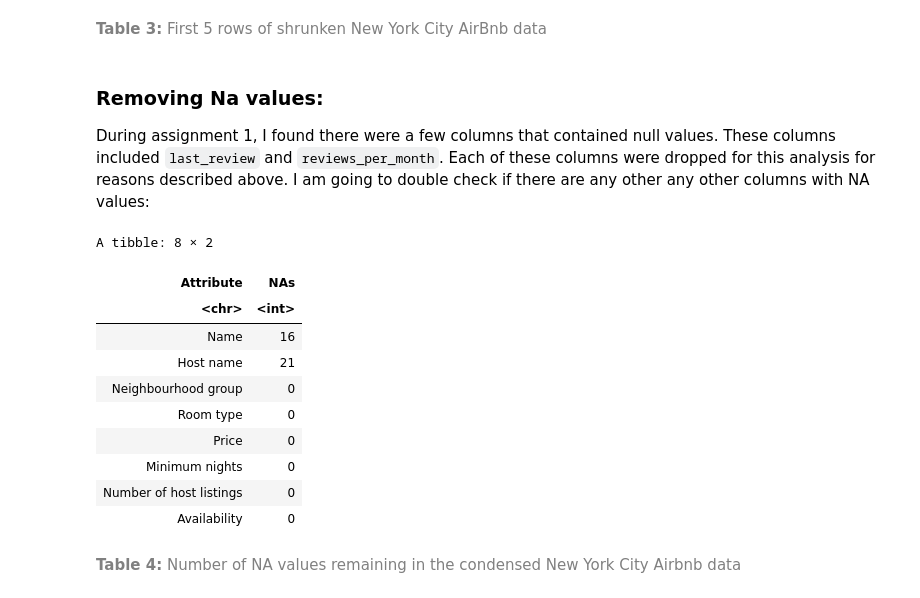
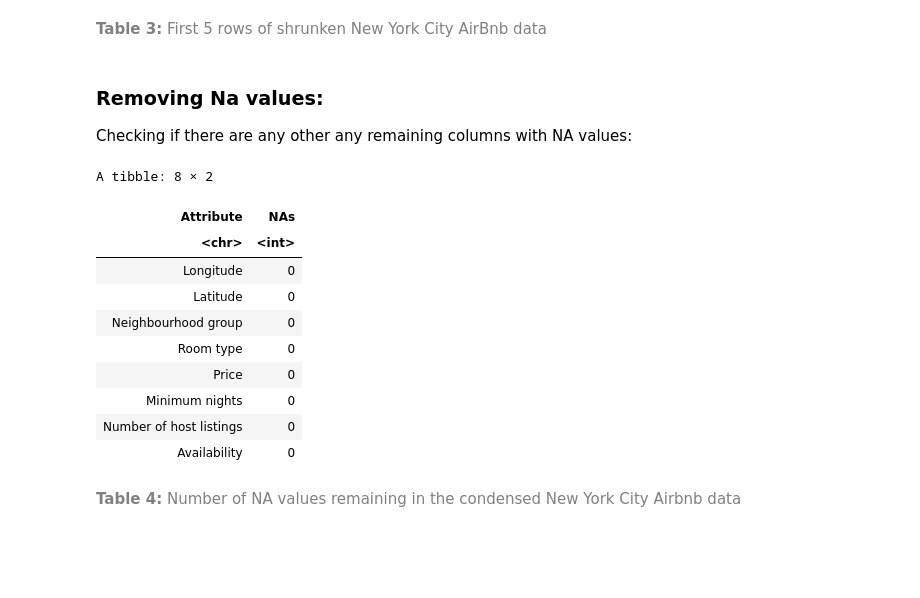
Before and after one commit to samnthorne/FinalProject, a Jupyter notebook: FinalReport.ipynb, the cells around one changed output. Drawn from its saved outputs; the diff is of its cells as text; code cells hidden in the pictures; blank space fills up the shorter version.

```diff
--- a/FinalReport.ipynb
+++ b/FinalReport.ipynb
@@ -120,6 +113,6 @@ Additionally, I hope to test if the attribute `name` benefits the prediction mod
 # dropping columns I am not using:
 
 data <- data_og %>%
-    select(-id, -host_id, -neighbourhood, -number_of_reviews, -last_review, -reviews_per_month)
+    select(-name, -host_name, -id, -host_id, -neighbourhood, -number_of_reviews, -last_review, -reviews_per_month)
 head(data)
 # %% [output]
@@ -137,20 +130,25 @@ A tibble: 6 × 10
 # %% [markdown]
 ### Removing Na values:
 
-During assignment 1, I found there were a few columns that contained null values. These columns included `last_review` and `reviews_per_month`. Each of these columns were dropped for this analysis for reasons described above. I am going to double check if there are any other any other columns with NA values:
+Checking if there are any other any remaining columns with NA values:
 # %%
 # find NA values and drop those columns?
 
-NA_values <- tibble(Attribute = c("Name", "Host name", "Neighbourhood group", "Room type", "Price", "Minimum nights", "Number of host listings", "Availability"),
-                    NAs = c(sum(is.na(data$name)), sum(is.na(data$host_name)), sum(is.na(data$neighbourhood_group)), sum(is.na(data$room_type)), sum(is.na(data$price)), sum(is.na(data$minimum_nights)), sum(is.na(data$calculated_host_listings_count)), sum(is.na(data$availability_365)))
+NA_values <- tibble(Attribute = c("Longitude", "Latitude", "Neighbourhood group", "Room type",
+                                  "Price", "Minimum nights", "Number of host listings", "Availability"),
+                    NAs = c(sum(is.na(data$longitude)), sum(is.na(data$latitude)),
+                            sum(is.na(data$neighbourhood_group)), sum(is.na(data$room_type)),
+                            sum(is.na(data$price)), sum(is.na(data$minimum_nights)),
+                            sum(is.na(data$calculated_host_listings_count)),
+                            sum(is.na(data$availability_365)))
                     )
 NA_values
 # %% [output]
 A tibble: 8 × 2
 | Attribute | NAs |
 | <chr> | <int> |
-| Name | 16 |
-| Host name | 21 |
+| Longitude | 0 |
+| Latitude | 0 |
 | Neighbourhood group | 0 |
 | Room type | 0 |
 | Price | 0 |
```
Also changed, not shown: parts of 26 cells of this notebook.
